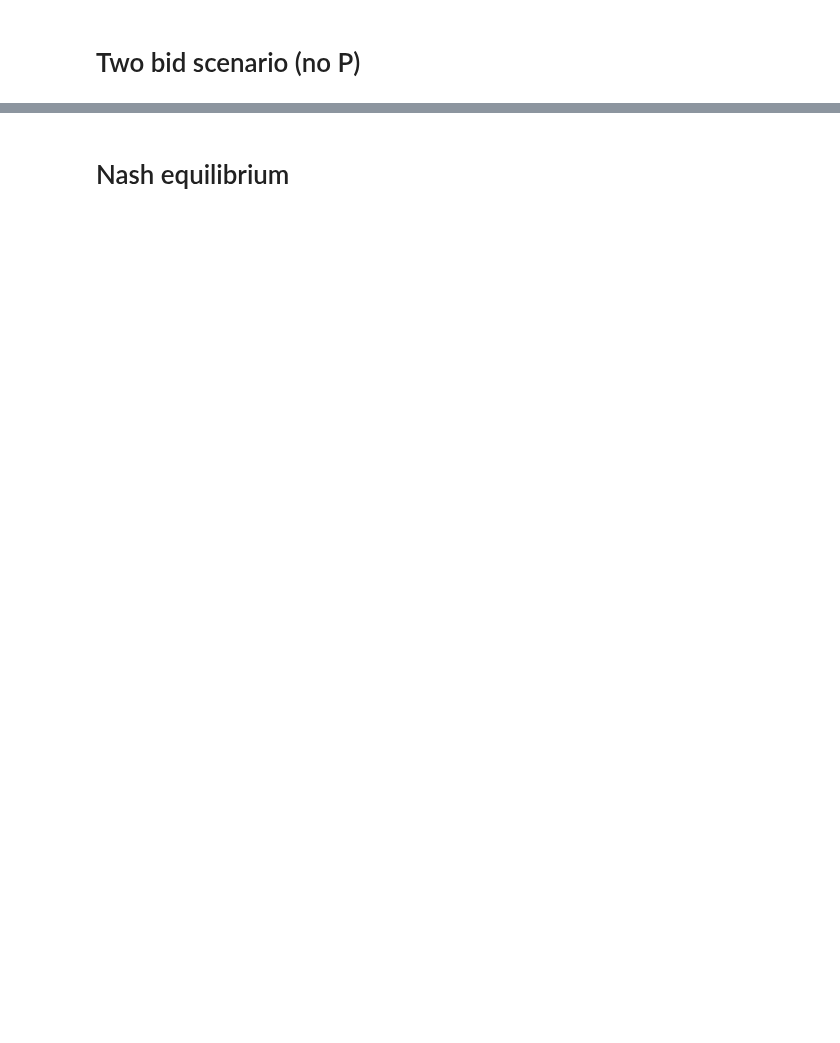
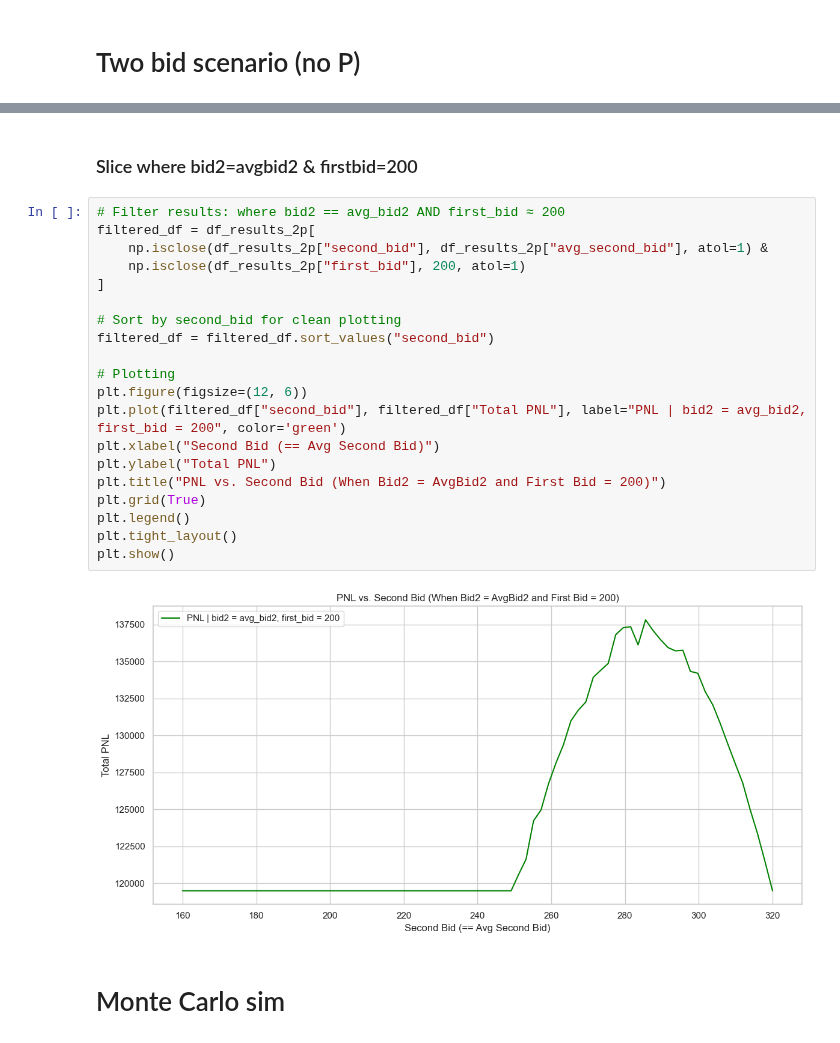
Before and after one commit to chrispyroberts/imc-prosperity-3, a Jupyter notebook: ROUND 3/manualn.ipynb, the cells around one changed output, grey strips where cells are left out. Drawn from its saved outputs; the diff is of its cells as text; blank space fills up the shorter version.

```diff
--- a/ROUND 3/manualn.ipynb
+++ b/ROUND 3/manualn.ipynb
@@ -213,3 +214,27 @@ plt.show()
+# %% [markdown]
+### Slice where bid2=avgbid2 & firstbid=200
+# %%
+# Filter results: where bid2 == avg_bid2 AND first_bid ≈ 200
+filtered_df = df_results_2p[
+    np.isclose(df_results_2p["second_bid"], df_results_2p["avg_second_bid"], atol=1) &
+    np.isclose(df_results_2p["first_bid"], 200, atol=1)
+]
+
+# Sort by second_bid for clean plotting
+filtered_df = filtered_df.sort_values("second_bid")
+
+# Plotting
+plt.figure(figsize=(12, 6))
+plt.plot(filtered_df["second_bid"], filtered_df["Total PNL"], label="PNL | bid2 = avg_bid2, first_bid = 200", color='green')
+plt.xlabel("Second Bid (== Avg Second Bid)")
+plt.ylabel("Total PNL")
+plt.title("PNL vs. Second Bid (When Bid2 = AvgBid2 and First Bid = 200)")
+plt.grid(True)
+plt.legend()
+plt.tight_layout()
+plt.show()
+# %% [output]
+[figure, added]
 # %% [markdown]
-# Nash equilibrium
+# Monte Carlo sim
 # %%
```
Also changed, not shown: parts of 12 cells of this notebook.
